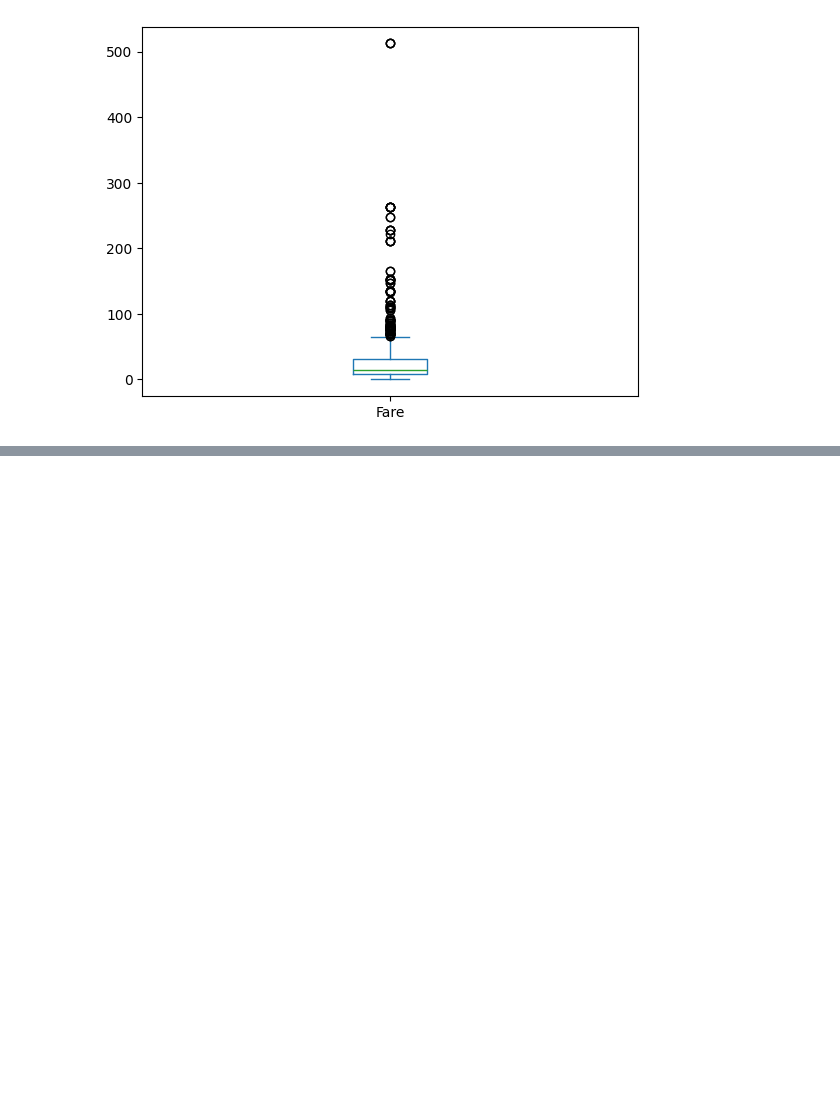
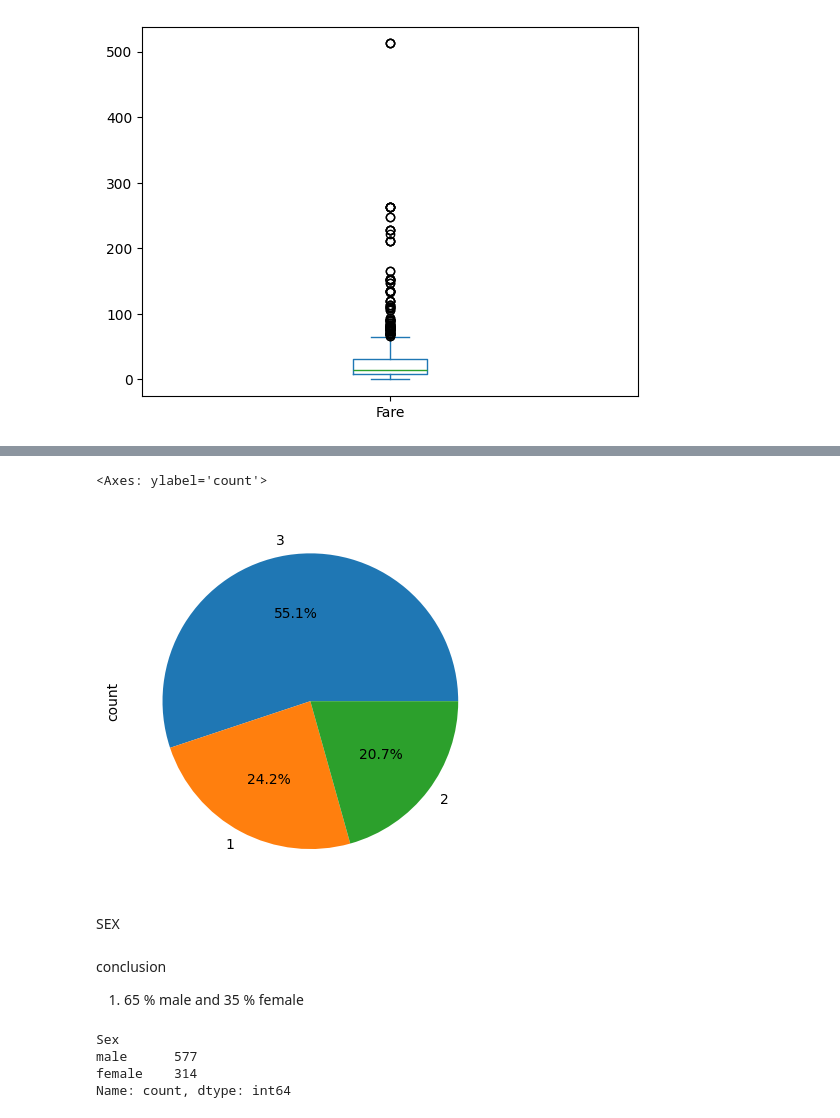
Before and after one commit to Bhavik2209/EDA, a Jupyter notebook: index.ipynb, the cells around one changed output, grey strips where cells are left out. Cells and saved outputs as stored; diff of their text form; code cells hidden in the pictures; blank space fills up the shorter version.

```diff
--- a/index.ipynb
+++ b/index.ipynb
@@ -127,0 +184,10 @@ df[fare>300]
+# %%
+pclass.value_counts().plot(kind='pie',autopct='%0.1f%%')
+# %% [output]
+<Axes: ylabel='count'>
+[figure, added]
+# %% [markdown]
+SEX
+# %% [markdown]
+conclusion
+1. 65 % male and 35 % female
@@ -127,0 +196,7 @@ df[fare>300]
+# %%
+s.value_counts()
+# %% [output]
+Sex
+male      577
+female    314
+Name: count, dtype: int64
```
Also changed, not shown: parts of 49 cells of this notebook.
